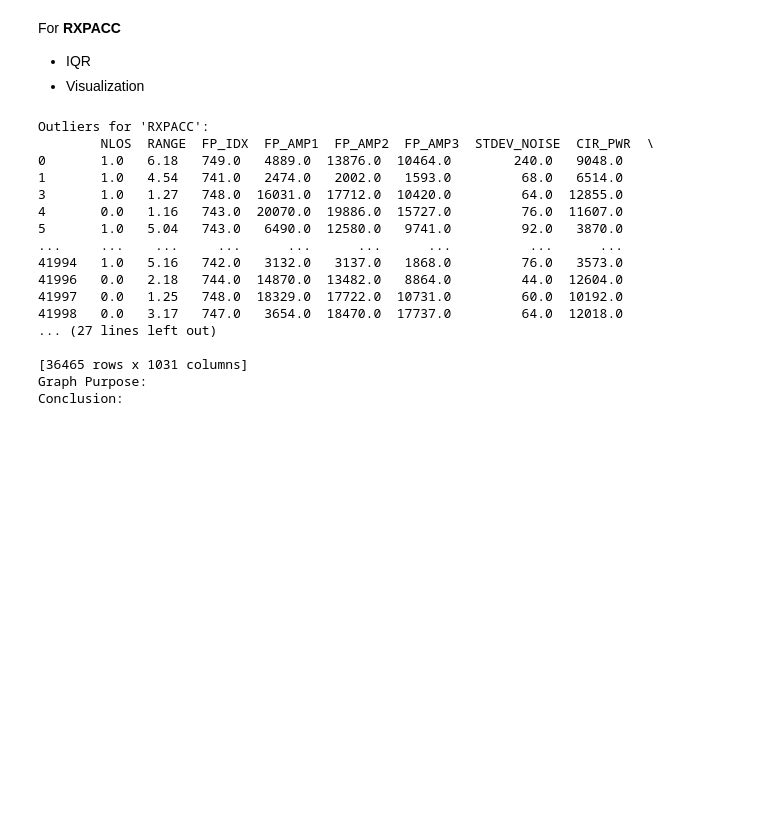
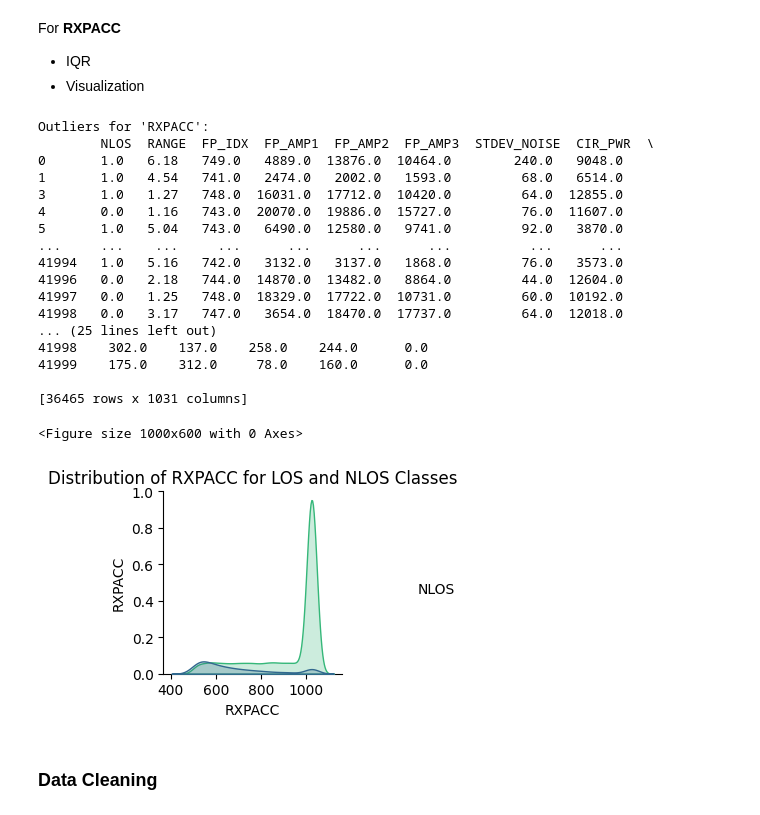
Before and after one commit to janaveniice/UoG-DA_Group17, a Jupyter notebook: los-nlos-model/model.ipynb, the cells around one changed output. Saved outputs shown, nothing was run; the diff lists cells and outputs as text; code cells hidden in the pictures; blank space fills up the shorter version.

```diff
--- a/los-nlos-model/model.ipynb
+++ b/los-nlos-model/model.ipynb
@@ -499,41 +499,45 @@ outliers_RXPACC = df_clean[
 ]
 
 # Filter out outliers based on the calculated bounds using IQR method
 df_clean_filtered_RXPACC = df_clean[
     (df_clean["FP_AMP1"] >= lower_bound_RXPACC)
     & (df_clean["FP_AMP1"] <= upper_bound_RXPACC)
 ]
 
 # Print outliers
 print("Outliers for 'RXPACC':\n", outliers_RXPACC)
 
-df_clean_filtered = df_clean[(df_clean["RXPACC"] >= 500) & (df_clean["RXPACC"] < 1100)]
+# Filter the data based on RXPACC values
+df_clean_filtered_RXPACC = df_clean[
+    (df_clean["RXPACC"] >= 500) & (df_clean["RXPACC"] < 1100)
+]
 
-print("Graph Purpose: ")
-print("Conclusion: ")
-sns.pairplot(
-    df_clean_filtered["RXPACC"], hue="NLOS", palette="viridis", plot_kws={"alpha": 0.7}
-)
+df_plot = df_clean_filtered_RXPACC[["RXPACC", "NLOS"]]
+
+plt.figure(figsize=(10, 6))
+sns.pairplot(df_plot, hue="NLOS", palette="viridis", plot_kws={"alpha": 0.7})
 plt.title("Distribution of RXPACC for LOS and NLOS Classes")
-plt.xlabel("RXPACC (LOS vs NLOS)")
-plt.ylabel("RXPACC")
 plt.grid(True)
 plt.show()
 # %% [output]
 Outliers for 'RXPACC':
         NLOS  RANGE  FP_IDX  FP_AMP1  FP_AMP2  FP_AMP3  STDEV_NOISE  CIR_PWR  \
 0       1.0   6.18   749.0   4889.0  13876.0  10464.0        240.0   9048.0
 1       1.0   4.54   741.0   2474.0   2002.0   1593.0         68.0   6514.0
 3       1.0   1.27   748.0  16031.0  17712.0  10420.0         64.0  12855.0
 4       0.0   1.16   743.0  20070.0  19886.0  15727.0         76.0  11607.0
 5       1.0   5.04   743.0   6490.0  12580.0   9741.0         92.0   3870.0
 ...     ...    ...     ...      ...      ...      ...          ...      ...
 41994   1.0   5.16   742.0   3132.0   3137.0   1868.0         76.0   3573.0
 41996   0.0   2.18   744.0  14870.0  13482.0   8864.0         44.0  12604.0
 41997   0.0   1.25   748.0  18329.0  17722.0  10731.0         60.0  10192.0
 41998   0.0   3.17   747.0   3654.0  18470.0  17737.0         64.0  12018.0
-... (27 lines left out)
+... (25 lines left out)
+41998    302.0    137.0    258.0    244.0      0.0
+41999    175.0    312.0     78.0    160.0      0.0
 
 [36465 rows x 1031 columns]
-Graph Purpose:
-Conclusion:
+<Figure size 1000x600 with 0 Axes>
+[figure, added]
+# %% [markdown]
+### **Data Cleaning**
```
Also changed, not shown: parts of 7 cells of this notebook.
